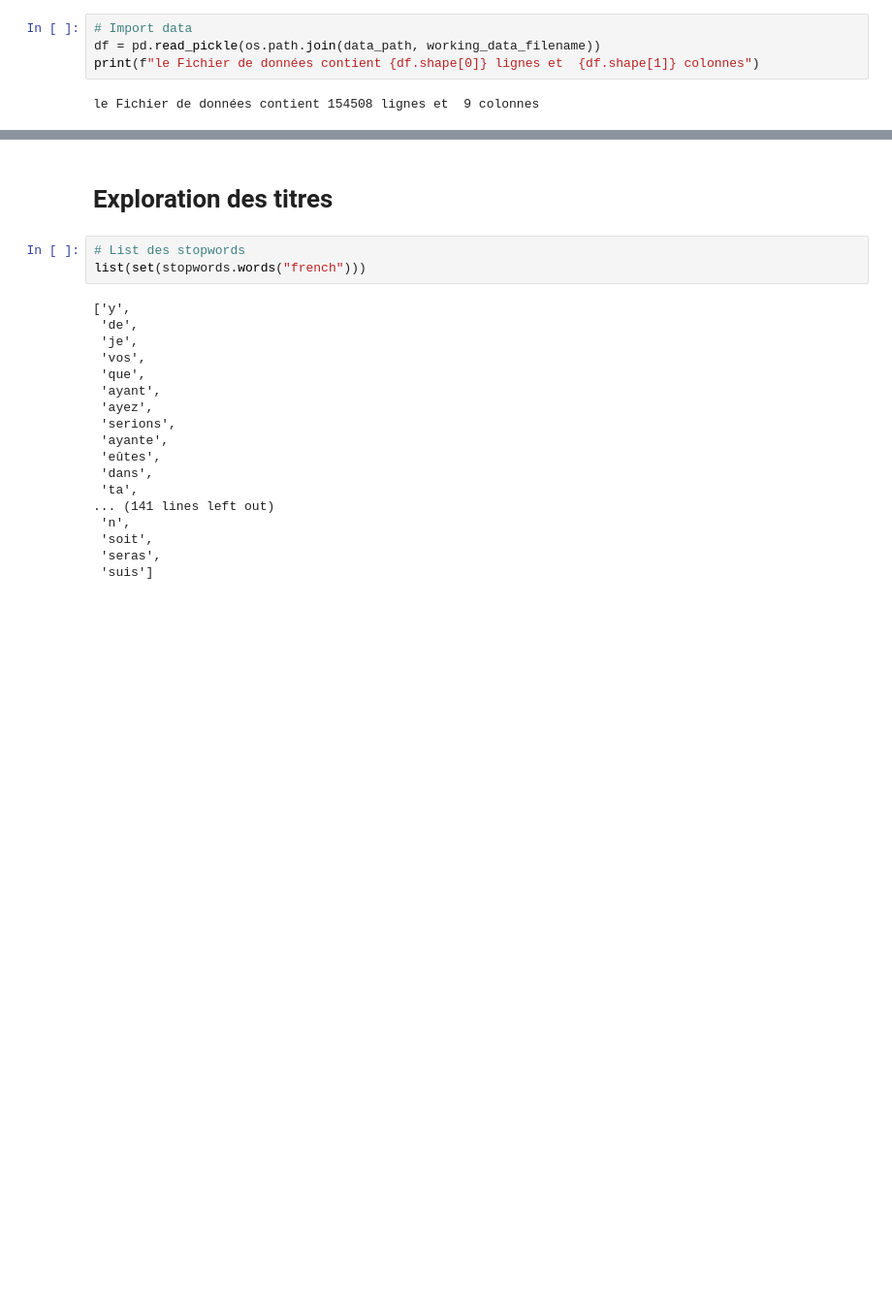
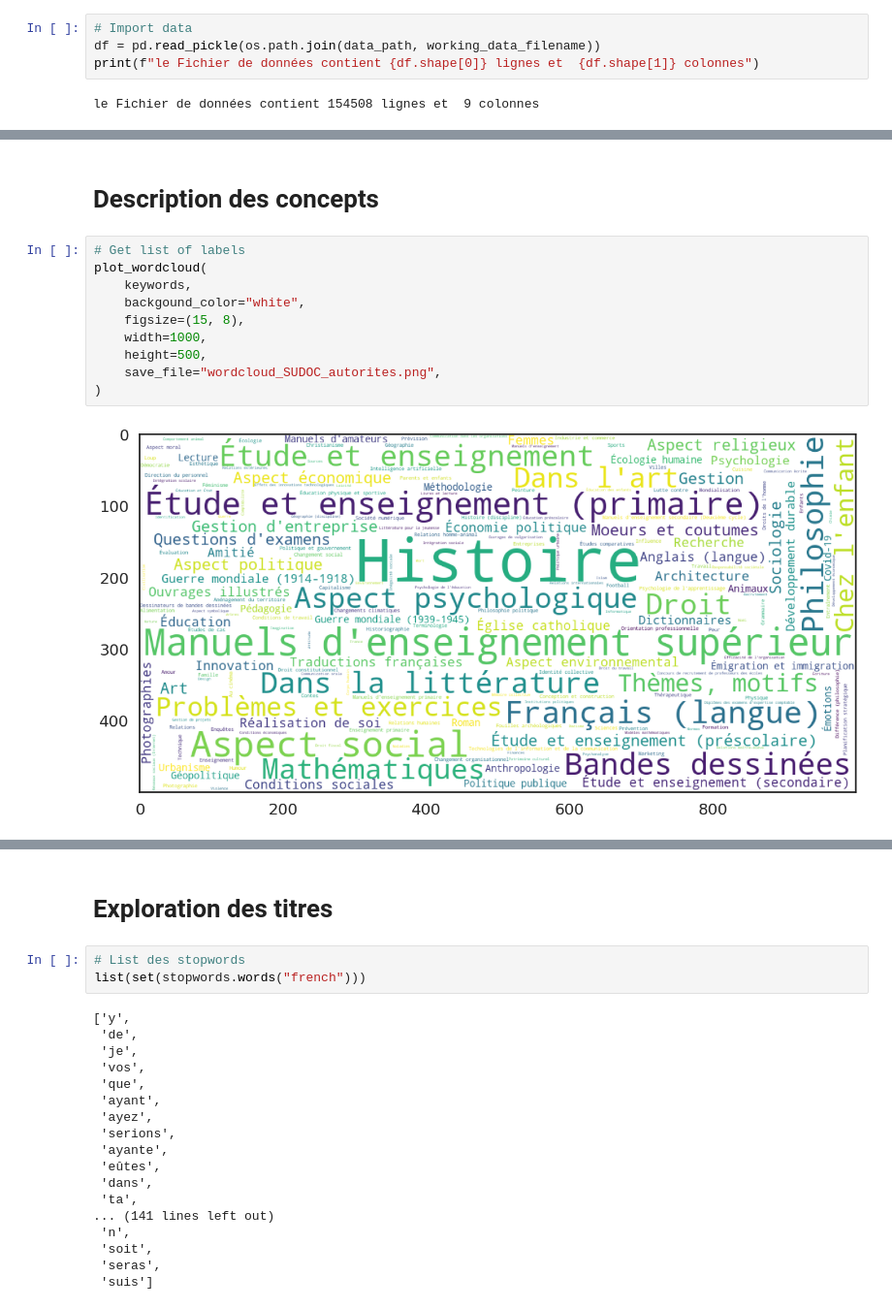
Before and after one commit to abes-esr/labo-indexation-ai, a Jupyter notebook: DataExploration.ipynb, the cells around one changed output, grey strips where cells are left out. Shown at 97% size. Cells and saved outputs as stored; diff of their text form; blank space fills up the shorter version.

```diff
--- a/DataExploration.ipynb
+++ b/DataExploration.ipynb
@@ -109,0 +161,14 @@ df.head()
+# %% [markdown]
+# Description des concepts
+# %%
+# Get list of labels
+plot_wordcloud(
+    keywords,
+    backgound_color="white",
+    figsize=(15, 8),
+    width=1000,
+    height=500,
+    save_file="wordcloud_SUDOC_autorites.png",
+)
+# %% [output]
+[figure, added]
```
Also changed, not shown: parts of 14 cells of this notebook.
